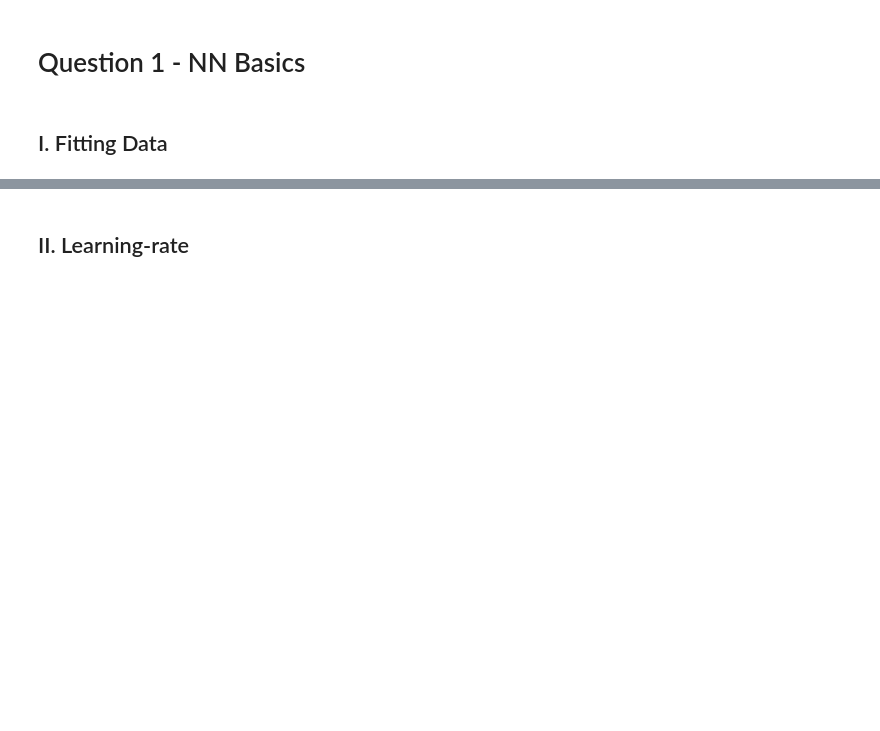
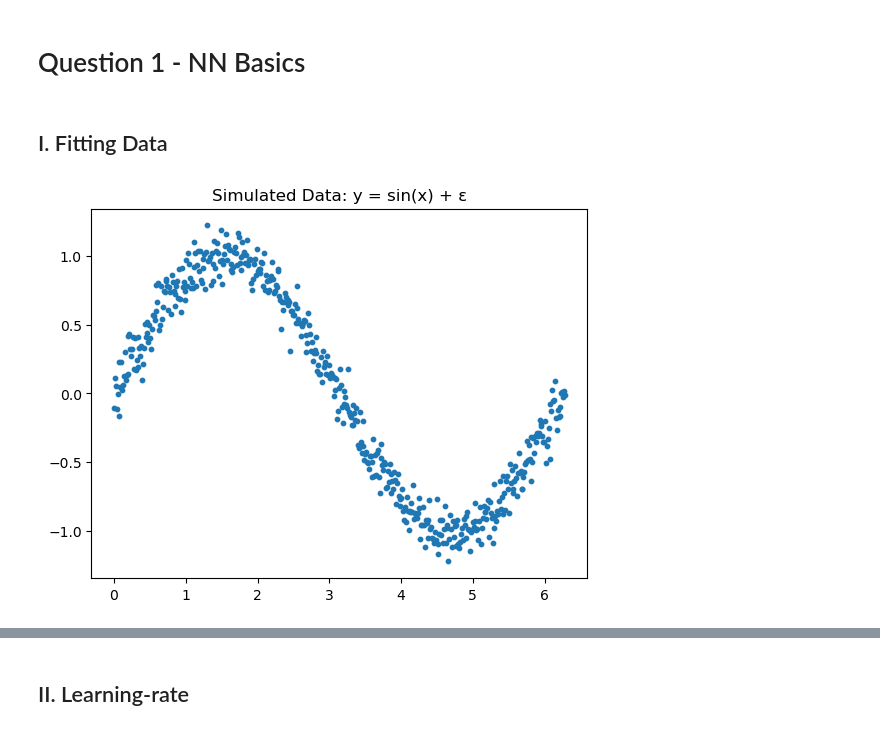
Before and after one commit to gsaco/DML_NN, a Jupyter notebook: Python4.ipynb, the cells around one changed output, grey strips where cells are left out. Drawn from its saved outputs; the diff is of its cells as text; code cells hidden in the pictures; blank space fills up the shorter version.

```diff
--- a/Python4.ipynb
+++ b/Python4.ipynb
@@ -11,2 +12,16 @@ import matplotlib.pyplot as plt
 # %% [markdown]
 ## I. Fitting Data
+# %%
+# Simulation
+np.random.seed(123)
+
+n = 500
+x = np.linspace(0, 2*np.pi, n).reshape(-1, 1)
+eps = np.random.normal(0, 0.1, n).reshape(-1, 1)
+
+y = np.sin(x) + eps
+plt.scatter(x, y, s=10)
+plt.title("Simulated Data: y = sin(x) + ε")
+plt.show()
+# %% [output]
+[figure, added]
```
Also changed, not shown: parts of 9 cells of this notebook.
